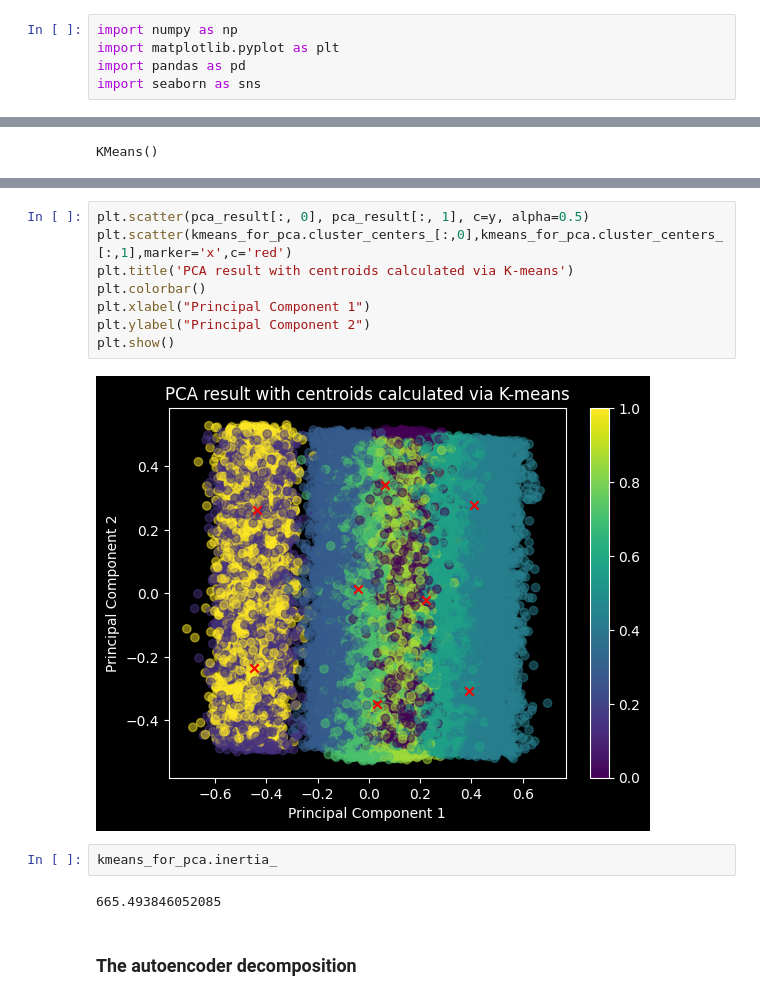
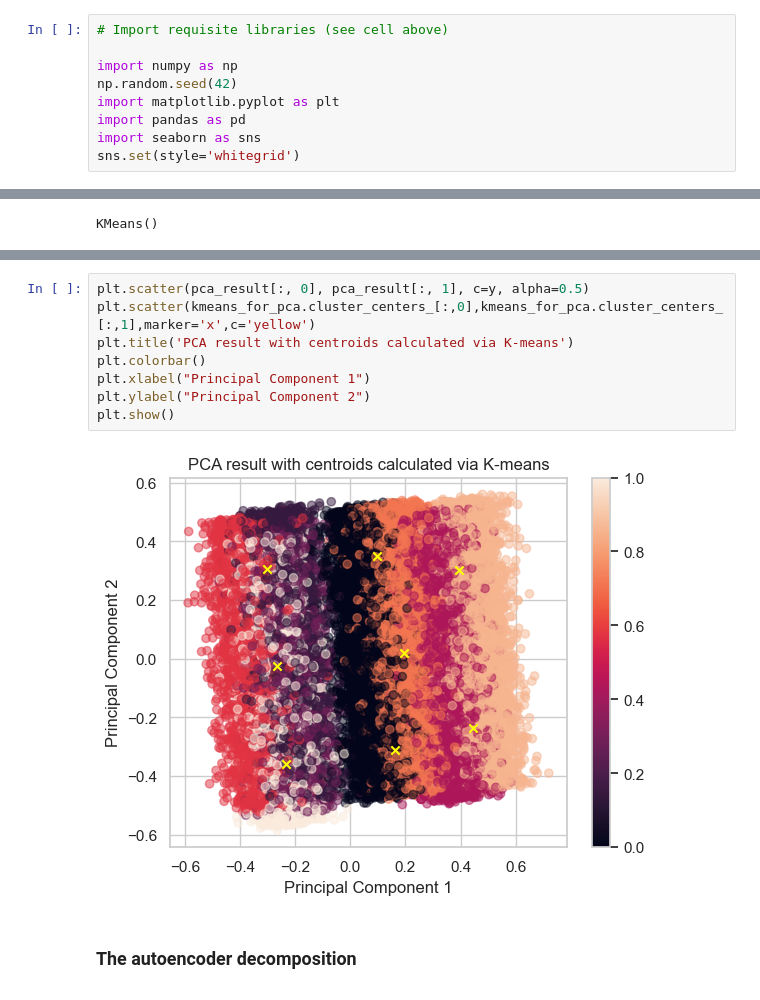
Before and after one commit to 2shakilrafi/goswami-code, a Jupyter notebook: goswami-code.ipynb, the cells around one changed output, grey strips where cells are left out. Cells and saved outputs as stored; diff of their text form.

```diff
--- a/goswami-code.ipynb
+++ b/goswami-code.ipynb
@@ -62,10 +62,14 @@ $$
 # for package in packages:
 #     install(package)
 # %%
+# Import requisite libraries (see cell above)
+
 import numpy as np
+np.random.seed(42)
 import matplotlib.pyplot as plt
 import pandas as pd
 import seaborn as sns
+sns.set(style='whitegrid')
 # %%
 from sklearn.datasets import make_blobs
 # %%
@@ -202,17 +202,13 @@ array([[-0.44910219, -0.23529575],
 # %%
 plt.scatter(pca_result[:, 0], pca_result[:, 1], c=y, alpha=0.5)
-plt.scatter(kmeans_for_pca.cluster_centers_[:,0],kmeans_for_pca.cluster_centers_[:,1],marker='x',c='red')
+plt.scatter(kmeans_for_pca.cluster_centers_[:,0],kmeans_for_pca.cluster_centers_[:,1],marker='x',c='yellow')
 plt.title('PCA result with centroids calculated via K-means')
 plt.colorbar()
 plt.xlabel("Principal Component 1")
 plt.ylabel("Principal Component 2")
 plt.show()
 # %% [output]
-[figure, old version]
+[figure, new version]
-# %%
-kmeans_for_pca.inertia_
-# %% [output]
-665.493846052085
 # %% [markdown]
 ### The autoencoder decomposition
 # %% [markdown]
```
Also changed, not shown: parts of 39 cells of this notebook, 11 other files.
